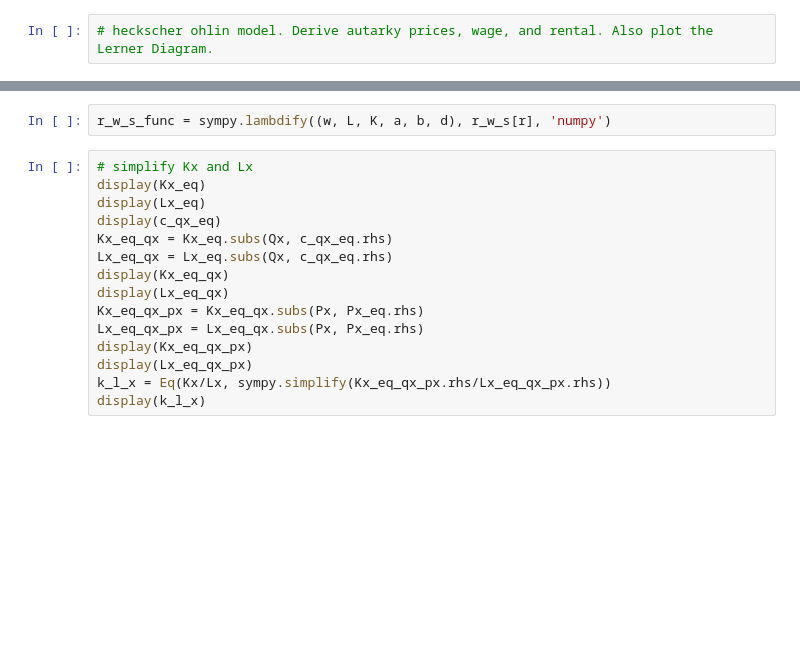
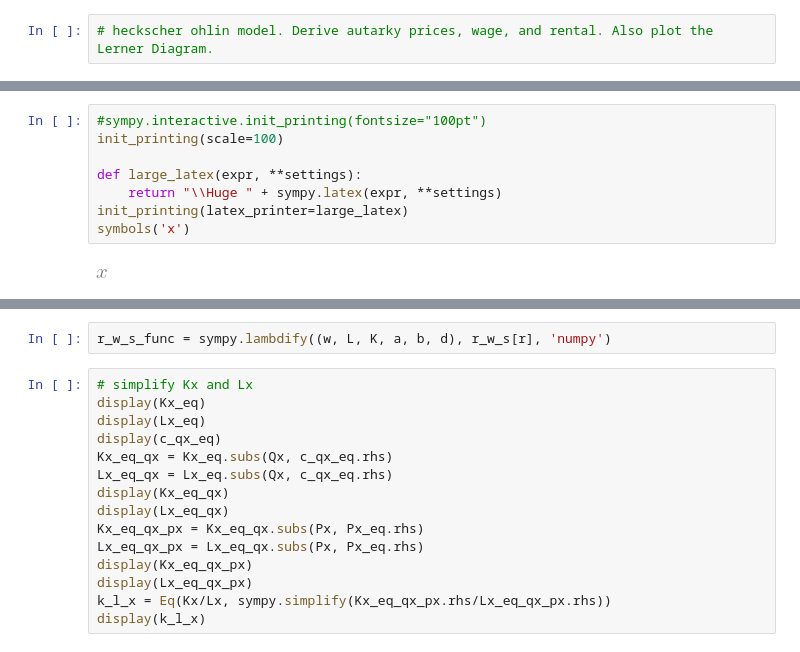
Before and after one commit to karaskernel/econ.540.international-trade-models, a Jupyter notebook: HO.ipynb, the cells around one changed output, grey strips where cells are left out. Cells and saved outputs as stored; diff of their text form; blank space fills up the shorter version.

```diff
--- a/HO.ipynb
+++ b/HO.ipynb
@@ -14,3 +12,13 @@ This warnings indicates broken support for the dtype!
+# %%
+#sympy.interactive.init_printing(fontsize="100pt")
+init_printing(scale=100)
+
+def large_latex(expr, **settings):
+    return "\\Huge " + sympy.latex(expr, **settings)
+init_printing(latex_printer=large_latex)
+symbols('x')
+# %% [output]
+[figure, added]
 # %%
 Qx, Qy, U, K, L, Kx, Ky, Lx, Ly, w, r, a, b, d, I, U, Cx, Cy, Px, Py = symbols(r'Q_x Q_y U K L K_x K_y L_x L_y w r \alpha \beta \delta I U C_x C_y P_x P_y')
 qx_eq = Eq(Qx, Kx**(a) * Lx**(1-a))
```
Also changed, not shown: parts of 31 cells of this notebook, 1 other file.
